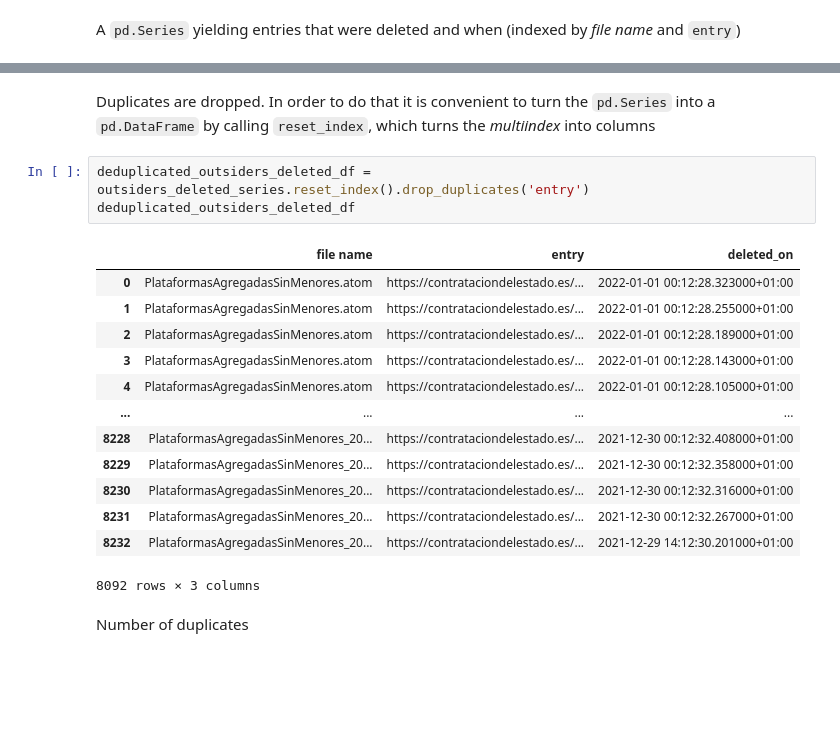
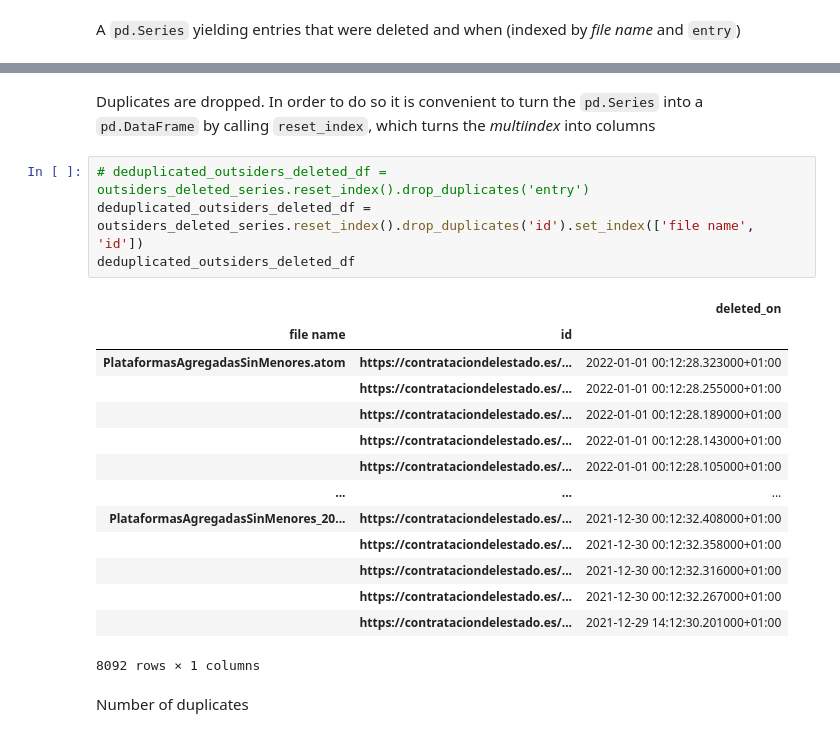
Before and after one commit to manuvazquez/dlsproc, a Jupyter notebook: reports/2021.ipynb, the cells around one changed output, grey strips where cells are left out. Saved outputs shown, nothing was run; the diff lists cells and outputs as text; blank space fills up the shorter version.

Commit message:
- 20_bundle.ipynb     - read_deleted_zip         - 2nd index level renamed from "entry" to "id" - reports     - 2021.ipynb         - improvements

```diff
--- a/reports/2021.ipynb
+++ b/reports/2021.ipynb
@@ -289,24 +304,26 @@ PlataformasAgregadasSinMenores_20211231_030012_1.atom  https://contrataciondeles
                                                        https://contrataciondelestado.es/sindicacion/PlataformasAgregadasSinMenores/8884373    2021-12-29 14:12:30.201000+01:00
 Name: deleted_on, Length: 8233, dtype: object
 # %% [markdown]
-Duplicates are dropped. In order to do that it is convenient to turn the `pd.Series` into a `pd.DataFrame` by calling `reset_index`, which turns the *multiindex* into columns
+Duplicates are dropped. In order to do so it is convenient to turn the `pd.Series` into a `pd.DataFrame` by calling `reset_index`, which turns the *multiindex* into columns
 # %%
-deduplicated_outsiders_deleted_df = outsiders_deleted_series.reset_index().drop_duplicates('entry')
+# deduplicated_outsiders_deleted_df = outsiders_deleted_series.reset_index().drop_duplicates('entry')
+deduplicated_outsiders_deleted_df = outsiders_deleted_series.reset_index().drop_duplicates('id').set_index(['file name', 'id'])
 deduplicated_outsiders_deleted_df
 # %% [output]
-|  | file name | entry | deleted_on |
-| 0 | PlataformasAgregadasSinMenores.atom | https://contrataciondelestado.es/... | 2022-01-01 00:12:28.323000+01:00 |
-| 1 | PlataformasAgregadasSinMenores.atom | https://contrataciondelestado.es/... | 2022-01-01 00:12:28.255000+01:00 |
-| 2 | PlataformasAgregadasSinMenores.atom | https://contrataciondelestado.es/... | 2022-01-01 00:12:28.189000+01:00 |
-| 3 | PlataformasAgregadasSinMenores.atom | https://contrataciondelestado.es/... | 2022-01-01 00:12:28.143000+01:00 |
-| 4 | PlataformasAgregadasSinMenores.atom | https://contrataciondelestado.es/... | 2022-01-01 00:12:28.105000+01:00 |
-| ... | ... | ... | ... |
-| 8228 | PlataformasAgregadasSinMenores_20... | https://contrataciondelestado.es/... | 2021-12-30 00:12:32.408000+01:00 |
-| 8229 | PlataformasAgregadasSinMenores_20... | https://contrataciondelestado.es/... | 2021-12-30 00:12:32.358000+01:00 |
-| 8230 | PlataformasAgregadasSinMenores_20... | https://contrataciondelestado.es/... | 2021-12-30 00:12:32.316000+01:00 |
-| 8231 | PlataformasAgregadasSinMenores_20... | https://contrataciondelestado.es/... | 2021-12-30 00:12:32.267000+01:00 |
-| 8232 | PlataformasAgregadasSinMenores_20... | https://contrataciondelestado.es/... | 2021-12-29 14:12:30.201000+01:00 |
+|  |  | deleted_on |
+| file name | id |  |
+| PlataformasAgregadasSinMenores.atom | https://contrataciondelestado.es/... | 2022-01-01 00:12:28.323000+01:00 |
+|  | https://contrataciondelestado.es/... | 2022-01-01 00:12:28.255000+01:00 |
+|  | https://contrataciondelestado.es/... | 2022-01-01 00:12:28.189000+01:00 |
+|  | https://contrataciondelestado.es/... | 2022-01-01 00:12:28.143000+01:00 |
+|  | https://contrataciondelestado.es/... | 2022-01-01 00:12:28.105000+01:00 |
+| ... | ... | ... |
+| PlataformasAgregadasSinMenores_20... | https://contrataciondelestado.es/... | 2021-12-30 00:12:32.408000+01:00 |
+|  | https://contrataciondelestado.es/... | 2021-12-30 00:12:32.358000+01:00 |
+|  | https://contrataciondelestado.es/... | 2021-12-30 00:12:32.316000+01:00 |
+|  | https://contrataciondelestado.es/... | 2021-12-30 00:12:32.267000+01:00 |
+|  | https://contrataciondelestado.es/... | 2021-12-29 14:12:30.201000+01:00 |
-8092 rows × 3 columns
+8092 rows × 1 columns
 # %% [markdown]
 Number of duplicates
 # %%
```
Also changed, not shown: parts of 54 cells of this notebook, 3 other files.
